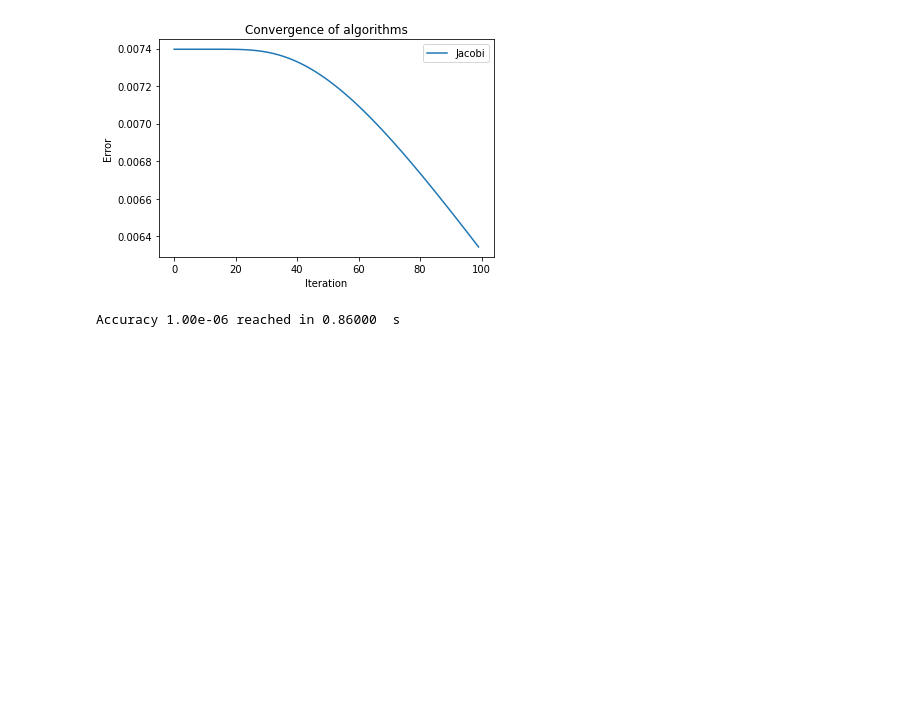
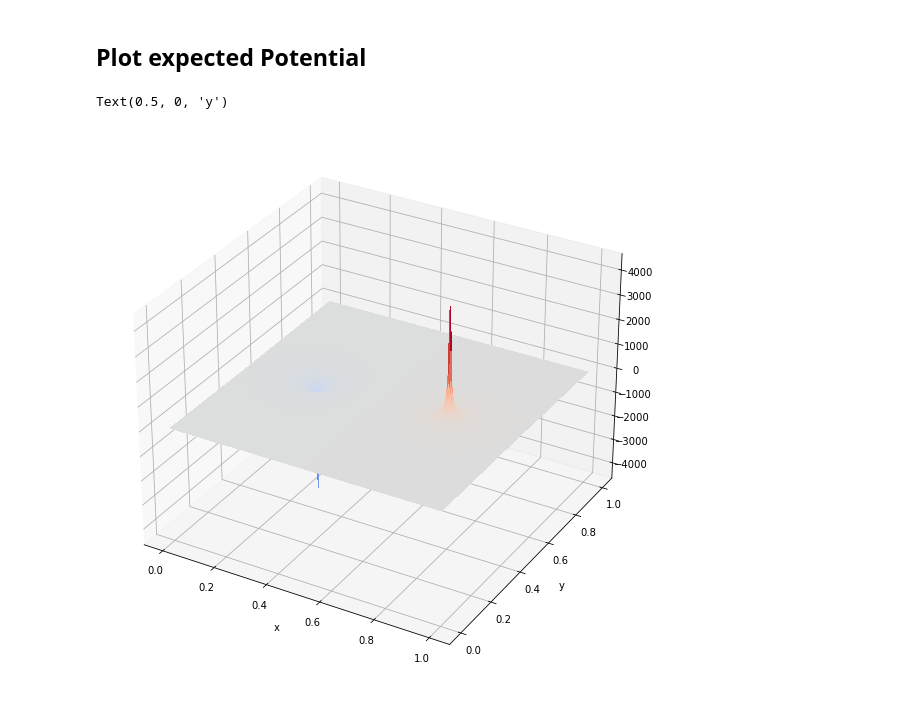
Before and after one commit to ubsuny/homework-2-nvidia-jetson, a Jupyter notebook: Problem2.ipynb, the cells around one changed output. Saved outputs shown, nothing was run; the diff lists cells and outputs as text; code cells hidden in the pictures; blank space fills up the shorter version.

```diff
--- a/Problem2.ipynb
+++ b/Problem2.ipynb
@@ -188,28 +162,17 @@ Method                                   Jacobi processed 100 steps in 0.03511
-# %%
-fig = plt.figure(2)
-for i,method in enumerate(methods) :
-    plt.plot(steps, solvers[i].errors, label=method )
-plt.title("Convergence of algorithms")
-plt.xlabel("Iteration")
-plt.ylabel("Error")
-plt.legend()
-plt.show()
-# %% [output]
-[figure, removed]
-# %%
-solvers = []
-acc = 1e-6
-times = np.zeros( len(methods))
-for i,method in enumerate(methods) :
-    p = Poisson(L,rho, method)
-    err = []
-    ierr = 9999.
-    t1 = time.perf_counter()
-    while ierr > acc :
-        ierr = p()
-    t2 = time.perf_counter()
-    solvers.append(p)
-    times[i] = (t2-t1)
-    print("Accuracy %6.2e reached in %6.5f  s" % (acc, times[i]) )
-# %% [output]
-Accuracy 1.00e-06 reached in 0.86000  s
+# %% [markdown]
+## Plot expected Potential
+# %%
+rminus = (((X - 0.25)**2 + (Y - 0.5)**2)**(1/2))
+rplus = (((X - 0.75)**2 + (Y - 0.5)**2)**(1/2))
+
+Z_exp = ((q/rplus)+(-q/rminus))
+
+fig = plt.figure(3,figsize=(10,10))
+ax = fig.gca(projection='3d')
+sur = ax.plot_surface( X, Y, Z_exp, rstride=1, cstride=1, cmap=cm.coolwarm,
+                        linewidth=0, antialiased=False )
+plt.xlabel("x")
+plt.ylabel("y")
+# %% [output]
+Text(0.5, 0, 'y')
+[figure, added]
```
Also changed, not shown: parts of 18 cells of this notebook, 1 other file.
